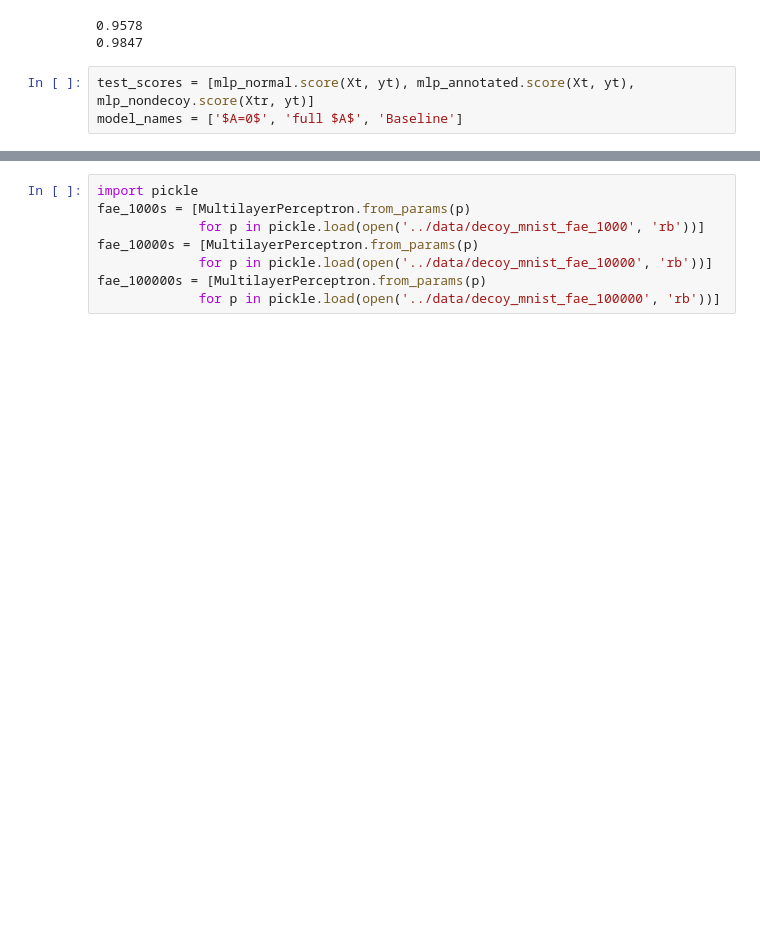
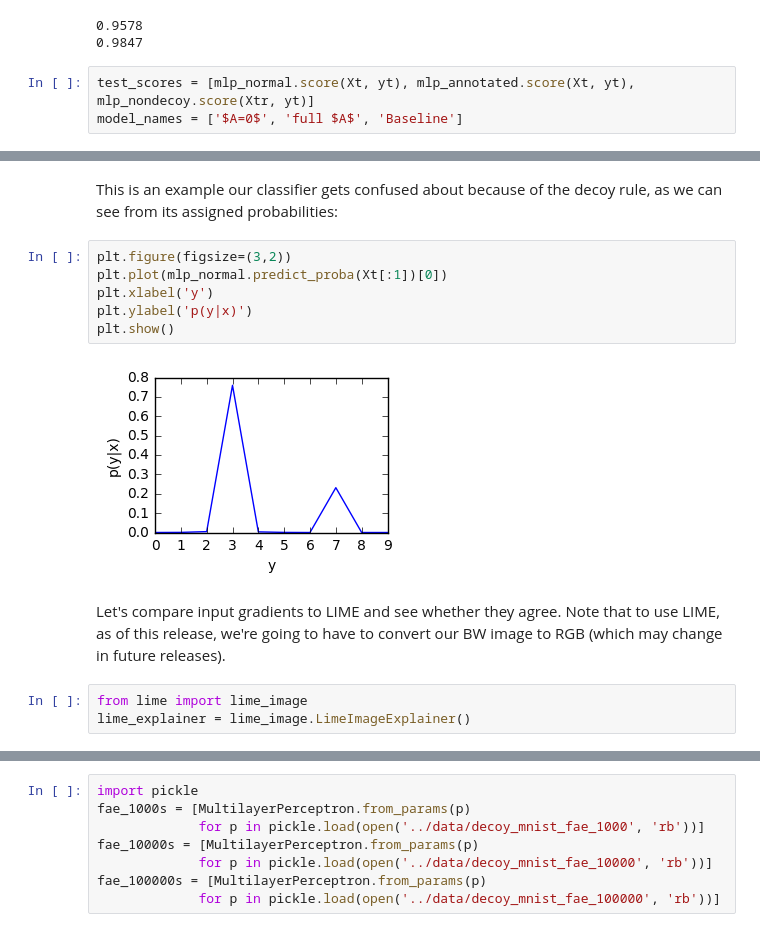
Before and after one commit to dtak/rrr, a Jupyter notebook: experiments/Decoy MNIST.ipynb, the cells around one changed output, grey strips where cells are left out. Drawn from its saved outputs; the diff is of its cells as text; blank space fills up the shorter version.

```diff
--- a/experiments/Decoy MNIST.ipynb
+++ b/experiments/Decoy MNIST.ipynb
@@ -117,0 +101,15 @@ The training procedure is implemented in a separate script in `bin`, but let's a
+# %% [markdown]
+This is an example our classifier gets confused about because of the decoy rule, as we can see from its assigned probabilities:
+# %%
+plt.figure(figsize=(3,2))
+plt.plot(mlp_normal.predict_proba(Xt[:1])[0])
+plt.xlabel('y')
+plt.ylabel('p(y|x)')
+plt.show()
+# %% [output]
+[figure, added]
+# %% [markdown]
+Let's compare input gradients to LIME and see whether they agree. Note that to use LIME, as of this release, we're going to have to convert our BW image to RGB (which may change in future releases).
+# %%
+from lime import lime_image
+lime_explainer = lime_image.LimeImageExplainer()
```
Also changed, not shown: parts of 15 cells of this notebook, 8 other files.
